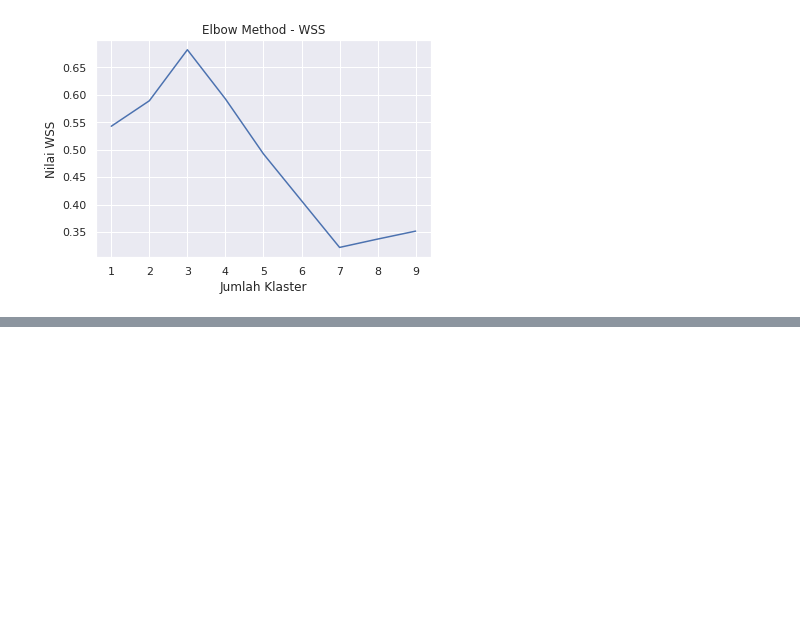
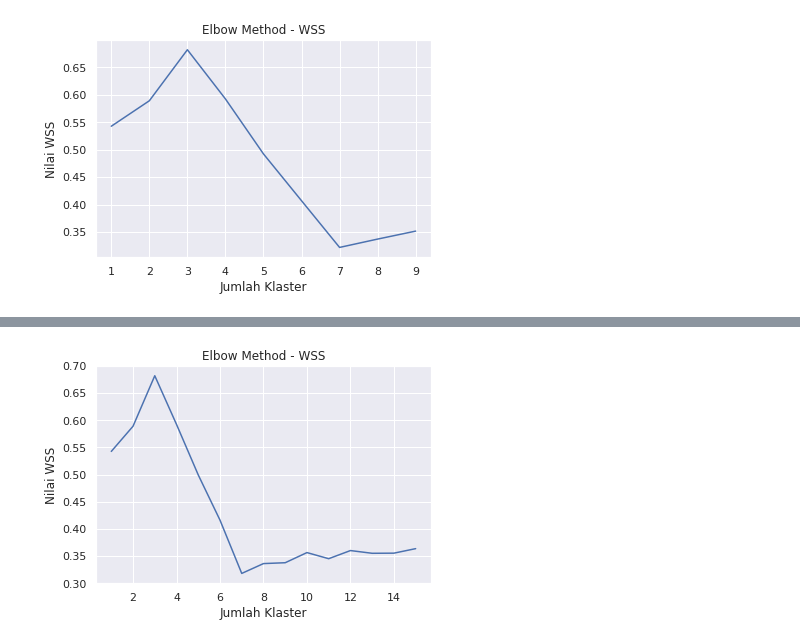
Before and after one commit to hhidayatinc/Machine_Learning, a Jupyter notebook: js12_kmeans.ipynb, the cells around one changed output, grey strips where cells are left out. Drawn from its saved outputs; the diff is of its cells as text; code cells hidden in the pictures; blank space fills up the shorter version.

```diff
--- a/js12_kmeans.ipynb
+++ b/js12_kmeans.ipynb
@@ -179,0 +258,12 @@ plt.show()
+# %%
+from sklearn.metrics import silhouette_score
+
+sil = []
+kmax = 16
+
+for k in range(2, kmax+1):
+  kmeans = KMeans(n_clusters = k).fit(X)
+  labels = kmeans.labels_
+  sil.append(silhouette_score(X, labels, metric = 'euclidean'))
+
+sil
@@ -179,0 +286,10 @@ plt.show()
+# %%
+xsil = [1,2,3,4,5,6,7,8,9,10,11,12,13,14,15]
+
+plt.plot(xsil, sil)
+plt.title('Elbow Method - WSS')
+plt.xlabel('Jumlah Klaster')
+plt.ylabel('Nilai WSS')
+plt.show()
+# %% [output]
+[figure, added]
```
Also changed, not shown: parts of 10 cells of this notebook.
